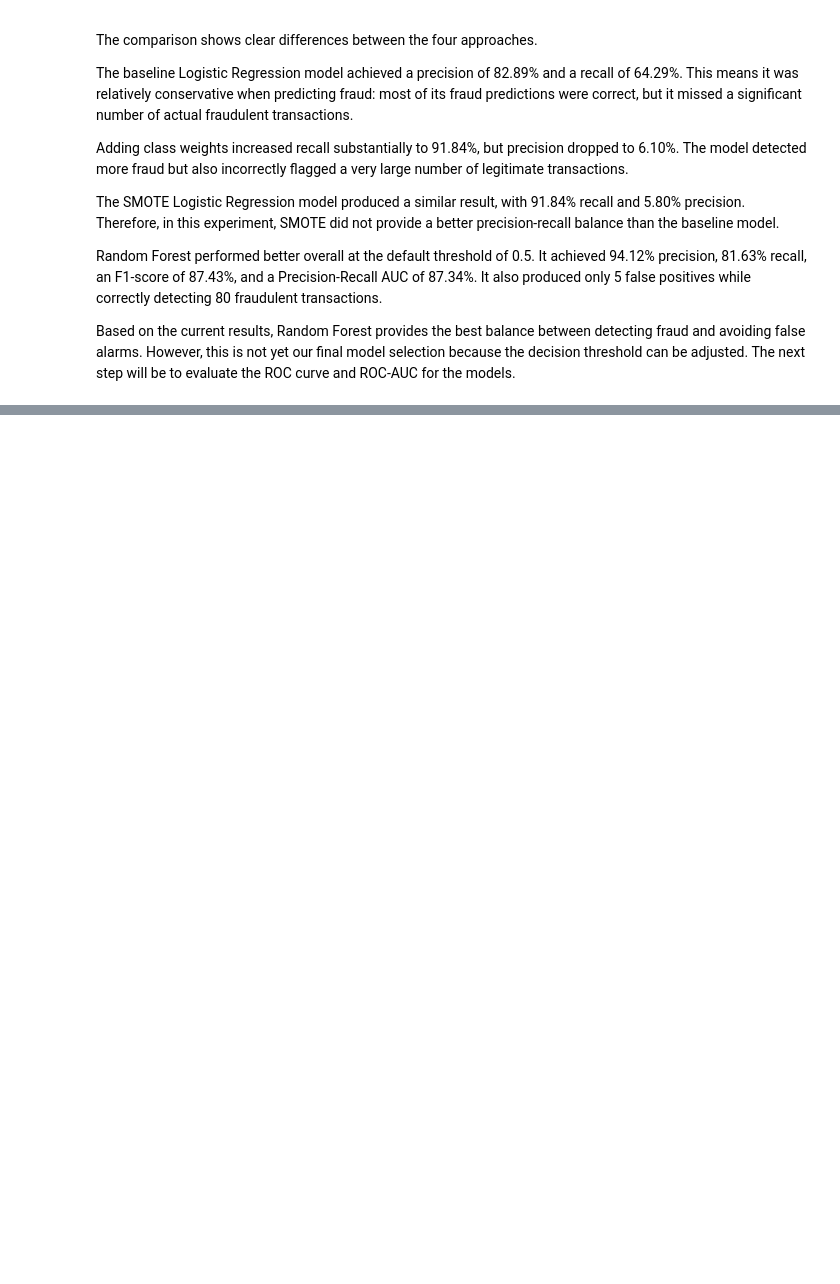
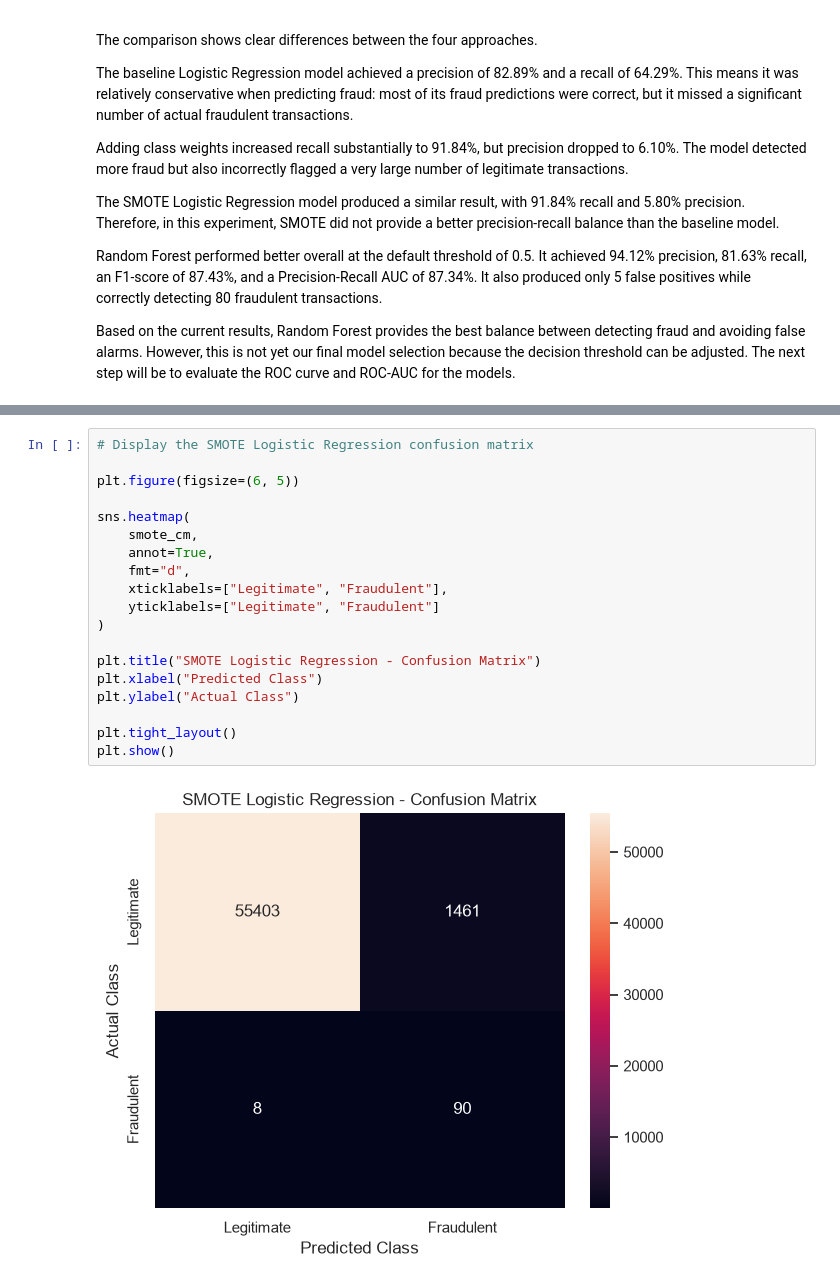
Before and after one commit to humairathameem/FraudGuard-Credit-Card-Fraud-Detection, a Jupyter notebook: Notebooks/Credit_card_fraud_detection.ipynb, the cells around one changed output, grey strips where cells are left out. Saved outputs shown, nothing was run; the diff lists cells and outputs as text; blank space fills up the shorter version.

```diff
--- a/Notebooks/Credit_card_fraud_detection.ipynb
+++ b/Notebooks/Credit_card_fraud_detection.ipynb
@@ -1573,0 +1631,21 @@ Based on the current results, Random Forest provides the best balance between de
+# %%
+# Display the SMOTE Logistic Regression confusion matrix
+
+plt.figure(figsize=(6, 5))
+
+sns.heatmap(
+    smote_cm,
+    annot=True,
+    fmt="d",
+    xticklabels=["Legitimate", "Fraudulent"],
+    yticklabels=["Legitimate", "Fraudulent"]
+)
+
+plt.title("SMOTE Logistic Regression - Confusion Matrix")
+plt.xlabel("Predicted Class")
+plt.ylabel("Actual Class")
+
+plt.tight_layout()
+plt.show()
+# %% [output]
+[figure, added]
```
Also changed, not shown: parts of 40 cells of this notebook, 1 other file.
